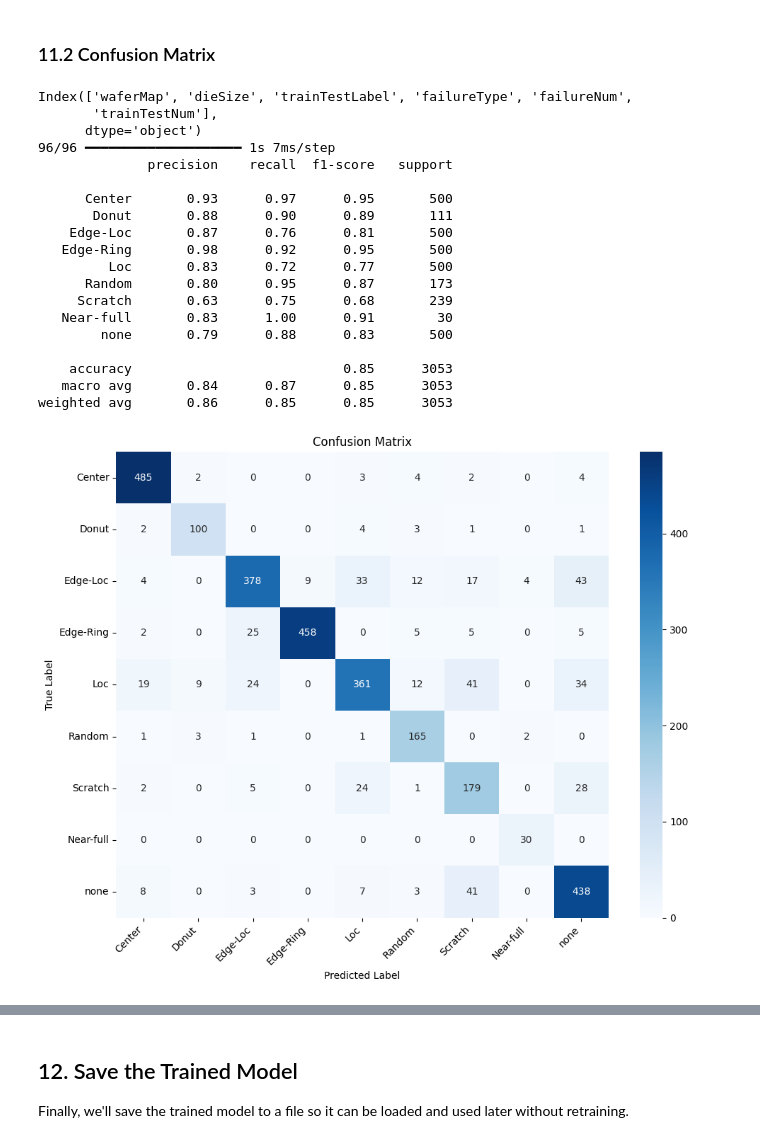
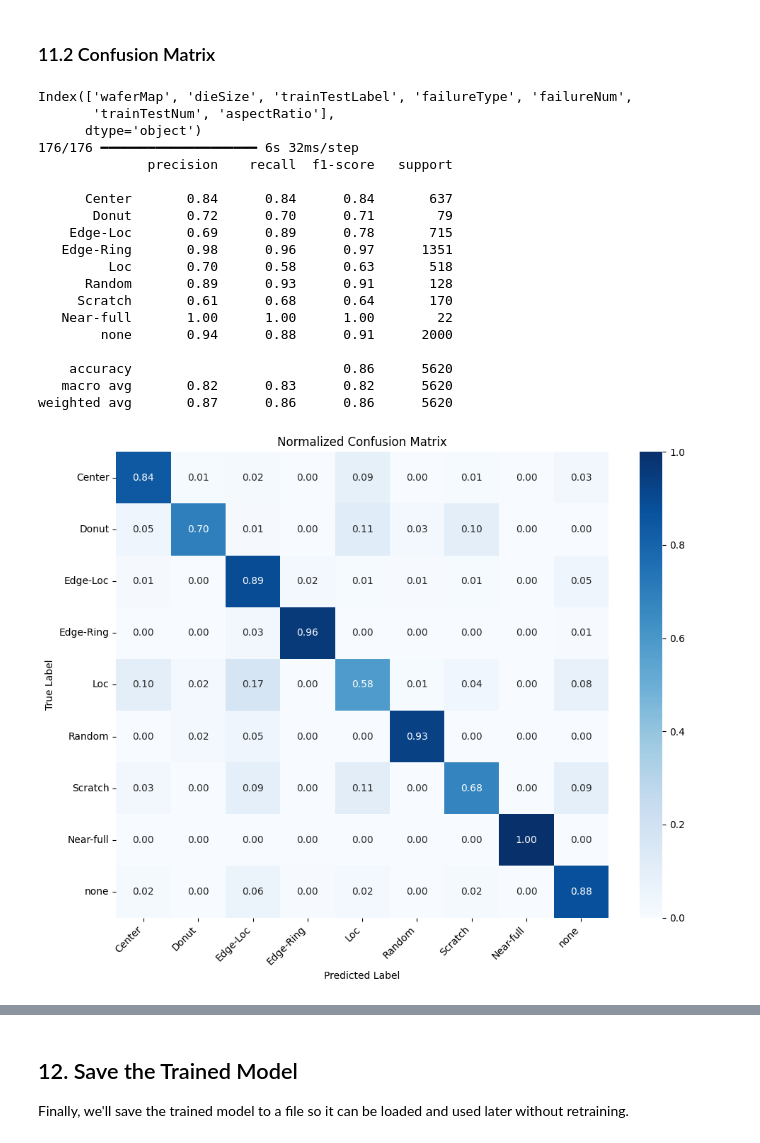
Before and after one commit to JenitonA/Wafer-Defect-AI, a Jupyter notebook: src/WaferDefectDetection.ipynb, the cells around one changed output, grey strips where cells are left out. Saved outputs shown, nothing was run; the diff lists cells and outputs as text; code cells hidden in the pictures.

Commit message:
Improved Model

```diff
--- a/src/WaferDefectDetection.ipynb
+++ b/src/WaferDefectDetection.ipynb
@@ -78,7 +124,7 @@ def build_model(input_shape, num_classes):
 
 Now, let's instantiate the model with our specific parameters and print its summary.
 # %%
-INPUT_SHAPE = (25, 27, 1)
+INPUT_SHAPE = (42, 42, 1)
 NUM_CLASSES = 9
 
 model = build_model(INPUT_SHAPE, NUM_CLASSES)
@@ -157,13 +401,15 @@ Labeled count: 172950
 # %%
-# Split 80/20
+# Split 85/15
 df_train, df_test = train_test_split(
     df_labeled,
-    test_size=0.2,
+    test_size=0.15,
     stratify=df_labeled["failureNum"],
     random_state=42
 )
 
 # Check the data types and non-null counts
+print("Training Set")
 print(df_train['failureType'].value_counts())
+print("\nTesting Set")
 print(df_test['failureType'].value_counts())
 # %% [output]
@@ -512,11 +885,16 @@ class_weights = class_weight.compute_class_weight(
 )
 class_weights_dict = dict(enumerate(class_weights))
 
-EPOCHS = 10
+EPOCHS = 20
 BATCH_SIZE = 32
 
 # To avoid overtraining, we use an early stop if validation loss stops improving
 early_stop = EarlyStopping(monitor='val_loss', patience=3, restore_best_weights=True)
+
+
+y_train = y_train.astype('int32')
+y_val = y_val.astype('int32')
+y_test = y_test.astype('int32')
 
 history = model.fit(
     X_train, y_train,
@@ -524,7 +902,7 @@ history = model.fit(
     batch_size=BATCH_SIZE,
     validation_data=(X_val, y_val),
     class_weight=class_weights_dict,
-    callbacks=[early_stop],
+    callbacks=[lr_scheduler],
     verbose=1
 )
 # %% [output]
@@ -585,57 +966,64 @@ Test Accuracy: 0.8717
 # %%
 from sklearn.metrics import confusion_matrix, classification_report
 import seaborn as sns
 
 # To get the corresponding labels for each failure number
 labels = [key for key, value in sorted(mapping_type.items(), key=lambda item: item[1])]
 
 # Balancing the test data since most of it is just "None"
 # Getting a max of 500 per class
-df_test_balanced = df_test.groupby("failureNum", group_keys=False).apply(lambda x: x.sample(min(len(x), 500), random_state=42)).reset_index(drop=True)
+df_test_balanced = df_test.groupby("failureNum", group_keys=False).apply(
+    lambda x: x.sample(min(len(x), 500), random_state=42)
+).reset_index(drop=True)
+
 print(df_test.columns)
 
-X_test_balanced, y_test_balanced = preprocess_wafers(df_test_balanced, TARGET_SIZE)
-
+# X_test_balanced, y_test_balanced = preprocess_wafers(df_test_balanced, TARGET_SIZE)
 
 # Predict on test set
-y_pred = model.predict(X_test_balanced).argmax(axis=1)
+y_pred = model.predict(X_test).argmax(axis=1)
 
 # Print per-class precision/recall/F1
-print(classification_report(y_test_balanced, y_pred, target_names=labels))
+print(classification_report(y_test, y_pred, target_names=labels))
 
-# Confusion matrix
-cm = confusion_matrix(y_test_balanced, y_pred)
+# Confusion matrix (raw counts)
+cm = confusion_matrix(y_test, y_pred)
 
-plt.figure(figsize=(10, 8)) # Adjusted size for better readability
-sns.heatmap(cm, annot=True, fmt="d", cmap="Blues", xticklabels=labels, yticklabels=labels)
+# Normalize by row (true labels)
+cm_normalized = cm.astype("float") / cm.sum(axis=1)[:, np.newaxis]
+
+plt.figure(figsize=(10, 8))
+sns.heatmap(cm_normalized, annot=True, fmt=".2f", cmap="Blues",
+            xticklabels=labels, yticklabels=labels)
+
 plt.xlabel("Predicted Label")
 plt.ylabel("True Label")
-plt.title("Confusion Matrix")
-plt.xticks(rotation=45, ha='right') # Rotate labels to prevent overlap
+plt.title("Normalized Confusion Matrix")
+plt.xticks(rotation=45, ha='right')
 plt.yticks(rotation=0)
-plt.tight_layout() # Adjust layout to make room for label
+plt.tight_layout()
 plt.show()
 # %% [output]
 Index(['waferMap', 'dieSize', 'trainTestLabel', 'failureType', 'failureNum',
-       'trainTestNum'],
+       'trainTestNum', 'aspectRatio'],
       dtype='object')
-96/96 ━━━━━━━━━━━━━━━━━━━━ 1s 7ms/step
+176/176 ━━━━━━━━━━━━━━━━━━━━ 6s 32ms/step
               precision    recall  f1-score   support
 
-      Center       0.93      0.97      0.95       500
-       Donut       0.88      0.90      0.89       111
-    Edge-Loc       0.87      0.76      0.81       500
-   Edge-Ring       0.98      0.92      0.95       500
-         Loc       0.83      0.72      0.77       500
-      Random       0.80      0.95      0.87       173
-     Scratch       0.63      0.75      0.68       239
-   Near-full       0.83      1.00      0.91        30
-        none       0.79      0.88      0.83       500
+      Center       0.84      0.84      0.84       637
+       Donut       0.72      0.70      0.71        79
+    Edge-Loc       0.69      0.89      0.78       715
+   Edge-Ring       0.98      0.96      0.97      1351
+         Loc       0.70      0.58      0.63       518
+      Random       0.89      0.93      0.91       128
+     Scratch       0.61      0.68      0.64       170
+   Near-full       1.00      1.00      1.00        22
+        none       0.94      0.88      0.91      2000
 
-    accuracy                           0.85      3053
-   macro avg       0.84      0.87      0.85      3053
-weighted avg       0.86      0.85      0.85      3053
+    accuracy                           0.86      5620
+   macro avg       0.82      0.83      0.82      5620
+weighted avg       0.87      0.86      0.86      5620
-[figure, old version]
+[figure, new version]
 # %%
 # See the first 50 predictions vs labels
 print("Predicted:", y_pred[:100])
```
Also changed, not shown: parts of 25 cells of this notebook.
